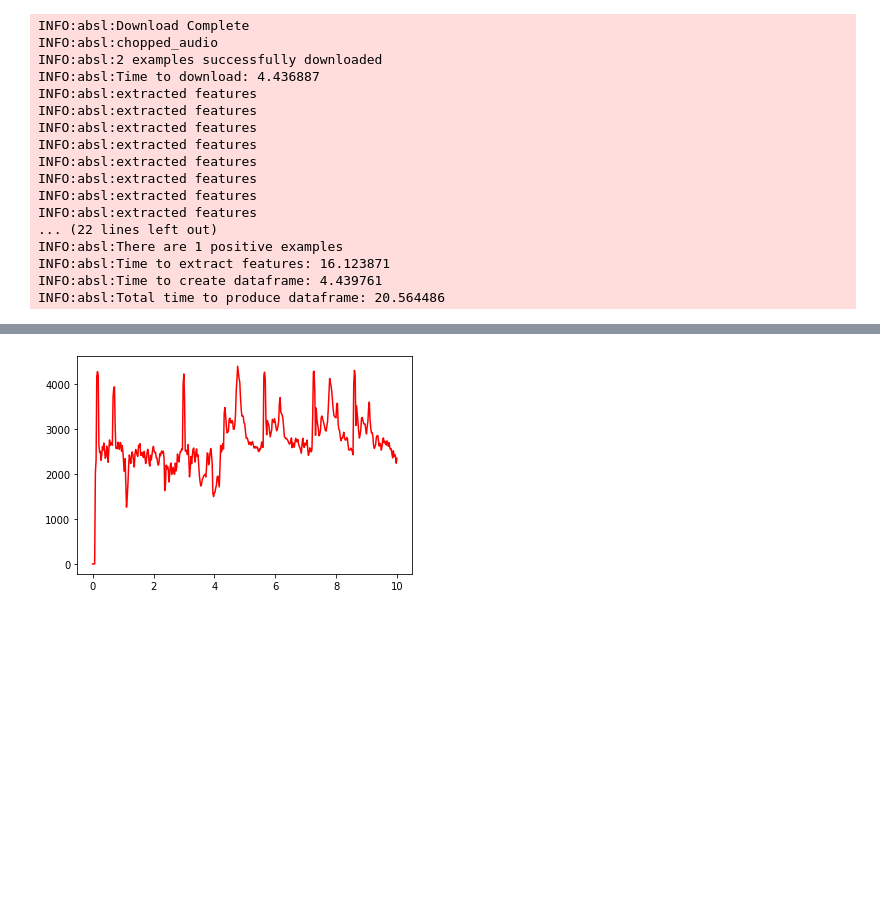
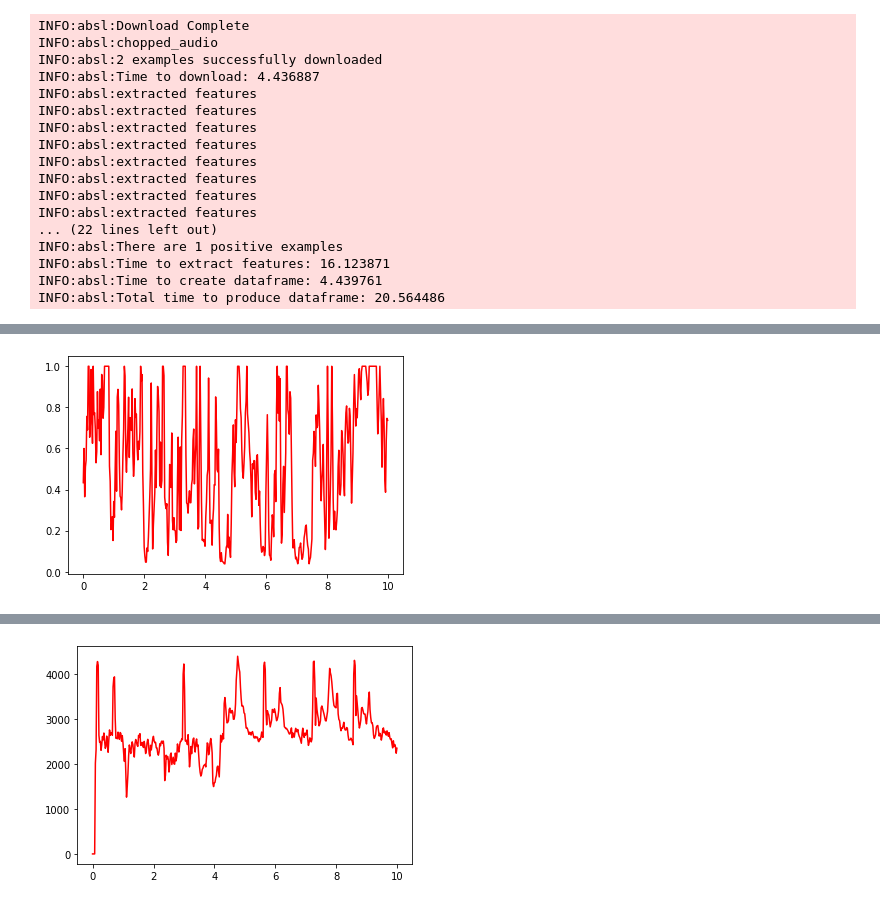
Before and after one commit to googleinterns/activity-recognition, a Jupyter notebook: location/lbs/activity/audioset/training/visualize_features.ipynb, the cells around one changed output, grey strips where cells are left out. Saved outputs shown, nothing was run; the diff lists cells and outputs as text; code cells hidden in the pictures; blank space fills up the shorter version.

```diff
--- a/location/lbs/activity/audioset/training/visualize_features.ipynb
+++ b/location/lbs/activity/audioset/training/visualize_features.ipynb
@@ -107,0 +128,5 @@ def view_spectral_centroid(feature):
+# %%
+# non gunshot chroma_cqt
+view_spectral_centroid(df['chroma_cqt'][1][0])
+# %% [output]
+[figure, added]
```
Also changed, not shown: parts of 29 cells of this notebook.
